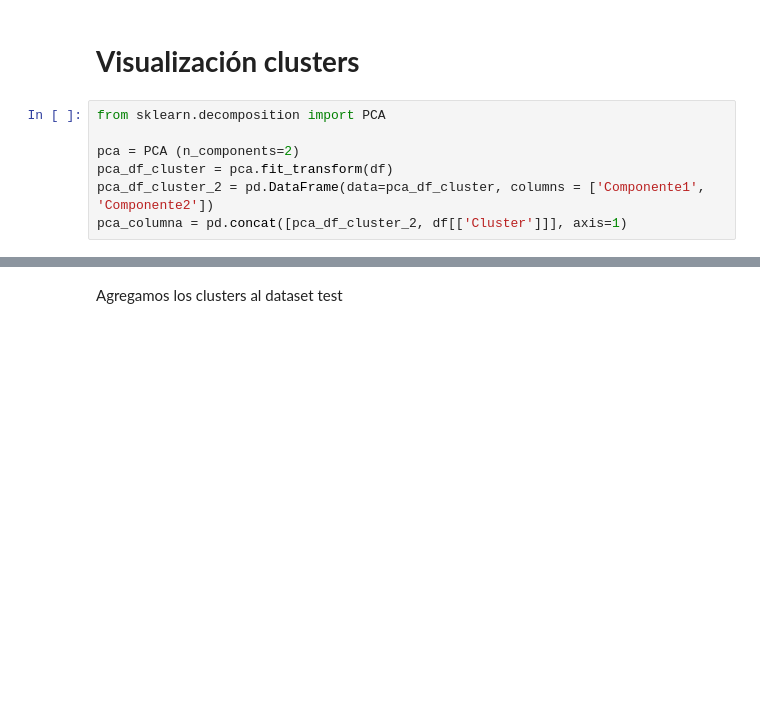
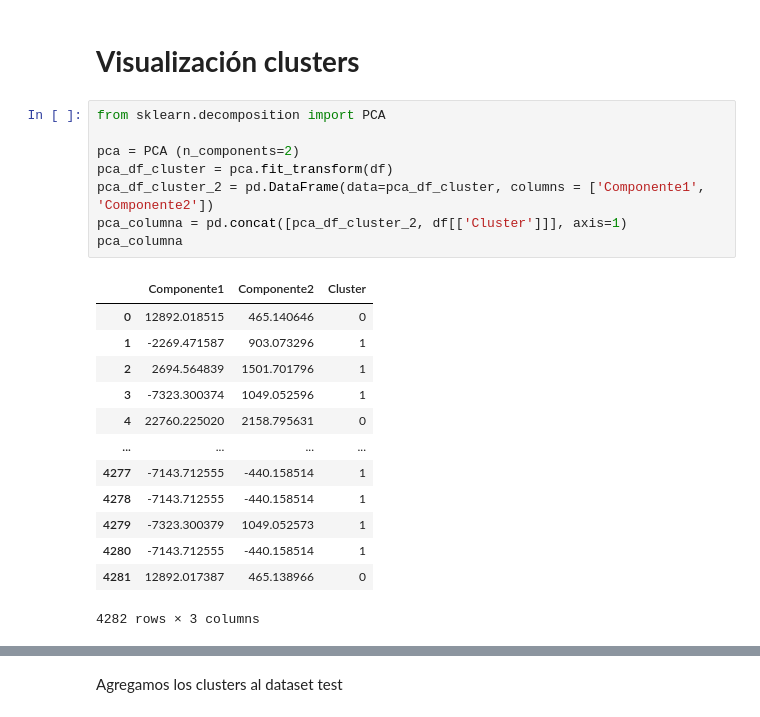
Before and after one commit to AlexPC23/DP3-Grupo-5, a Jupyter notebook: Notebook/Clustering.ipynb, the cells around one changed output, grey strips where cells are left out. Drawn from its saved outputs; the diff is of its cells as text; blank space fills up the shorter version.

```diff
--- a/Notebook/Clustering.ipynb
+++ b/Notebook/Clustering.ipynb
@@ -211,10 +144,25 @@ df.to_csv('cluster_train.csv', sep=';', index=False)
 # %%
 from sklearn.decomposition import PCA
 
 pca = PCA (n_components=2)
 pca_df_cluster = pca.fit_transform(df)
 pca_df_cluster_2 = pd.DataFrame(data=pca_df_cluster, columns = ['Componente1', 'Componente2'])
 pca_columna = pd.concat([pca_df_cluster_2, df[['Cluster']]], axis=1)
+pca_columna
+# %% [output]
+|  | Componente1 | Componente2 | Cluster |
+| 0 | 12892.018515 | 465.140646 | 0 |
+| 1 | -2269.471587 | 903.073296 | 1 |
+| 2 | 2694.564839 | 1501.701796 | 1 |
+| 3 | -7323.300374 | 1049.052596 | 1 |
+| 4 | 22760.225020 | 2158.795631 | 0 |
+| ... | ... | ... | ... |
+| 4277 | -7143.712555 | -440.158514 | 1 |
+| 4278 | -7143.712555 | -440.158514 | 1 |
+| 4279 | -7323.300379 | 1049.052573 | 1 |
+| 4280 | -7143.712555 | -440.158514 | 1 |
+| 4281 | 12892.017387 | 465.138966 | 0 |
+4282 rows × 3 columns
 # %%
 fig = plt.figure(figsize = (6,6))
 ax = fig.add_subplot(1,1,1)
```
Also changed, not shown: parts of 27 cells of this notebook.
